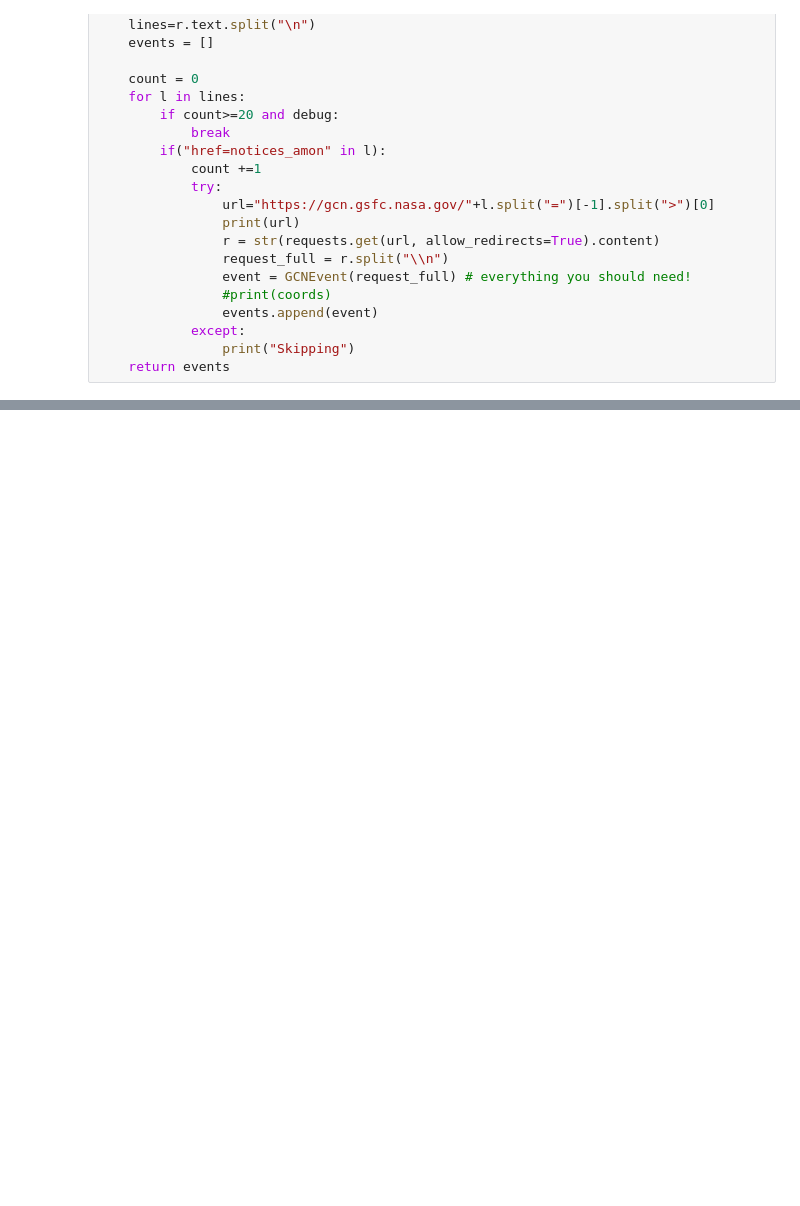
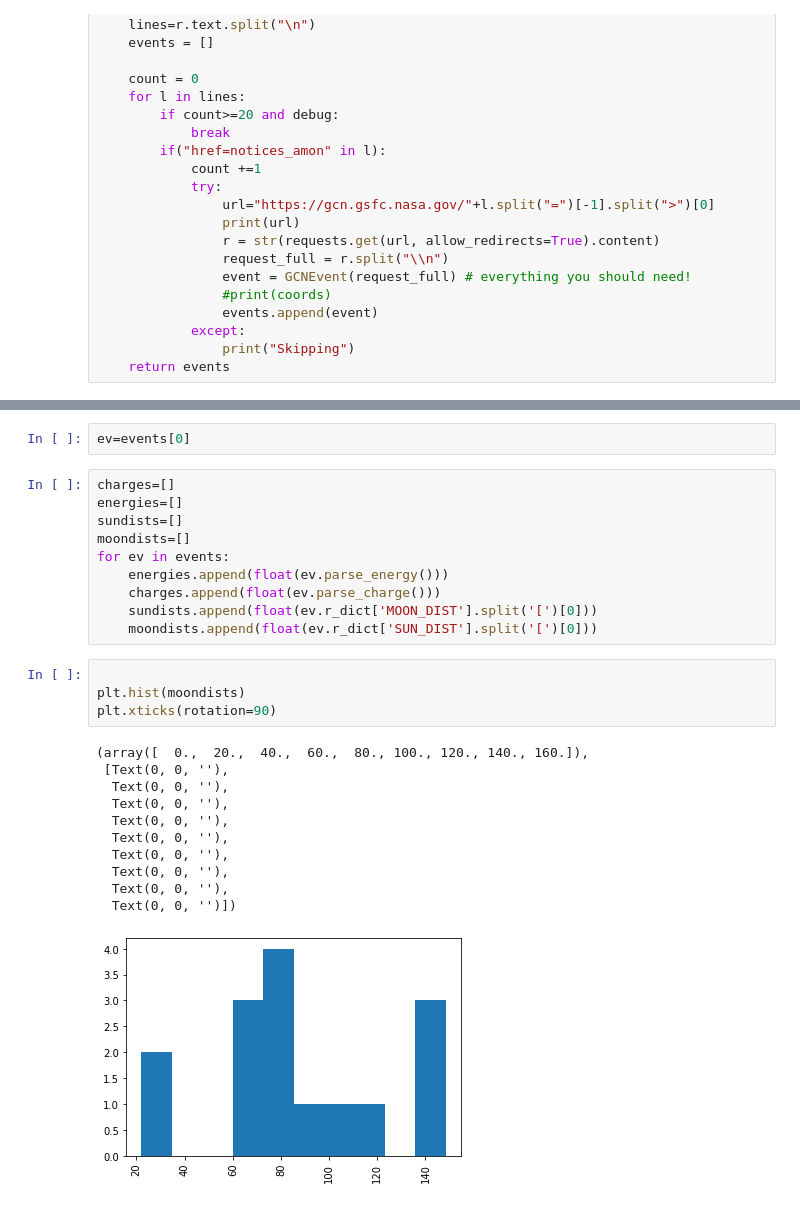
Before and after one commit to UTA-REST/Astrology, a Jupyter notebook: Astrology.ipynb, the cells around one changed output, grey strips where cells are left out. Saved outputs shown, nothing was run; the diff lists cells and outputs as text; blank space fills up the shorter version.

```diff
--- a/Astrology.ipynb
+++ b/Astrology.ipynb
@@ -112,0 +192,28 @@ def make_horoscope( user_obj, event):
+# %%
+ev=events[0]
+# %%
+charges=[]
+energies=[]
+sundists=[]
+moondists=[]
+for ev in events:
+    energies.append(float(ev.parse_energy()))
+    charges.append(float(ev.parse_charge()))
+    sundists.append(float(ev.r_dict['MOON_DIST'].split('[')[0]))
+    moondists.append(float(ev.r_dict['SUN_DIST'].split('[')[0]))
+# %%
+
+plt.hist(moondists)
+plt.xticks(rotation=90)
+# %% [output]
+(array([  0.,  20.,  40.,  60.,  80., 100., 120., 140., 160.]),
+ [Text(0, 0, ''),
+  Text(0, 0, ''),
+  Text(0, 0, ''),
+  Text(0, 0, ''),
+  Text(0, 0, ''),
+  Text(0, 0, ''),
+  Text(0, 0, ''),
+  Text(0, 0, ''),
+  Text(0, 0, '')])
+[figure, added]
```
Also changed, not shown: parts of 11 cells of this notebook, 1 other file.
